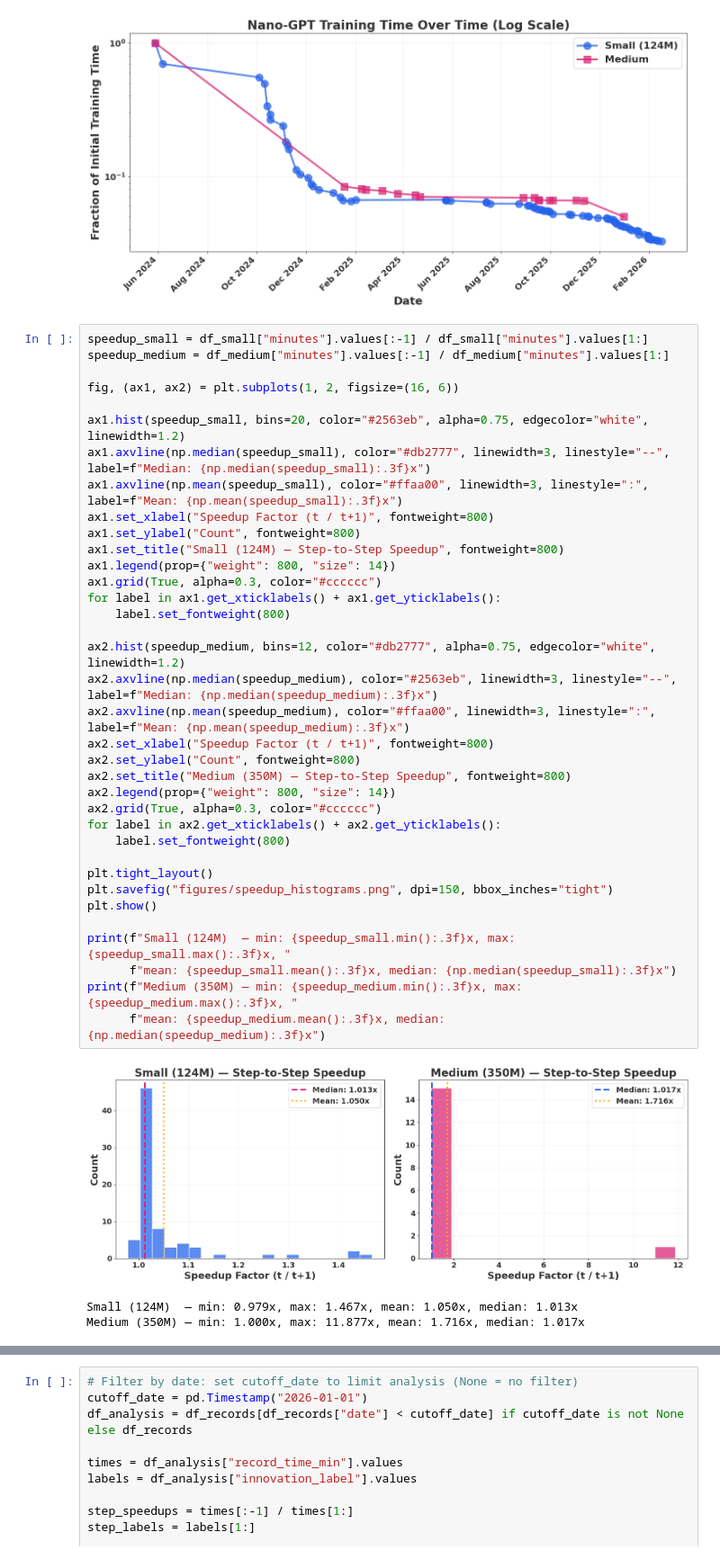
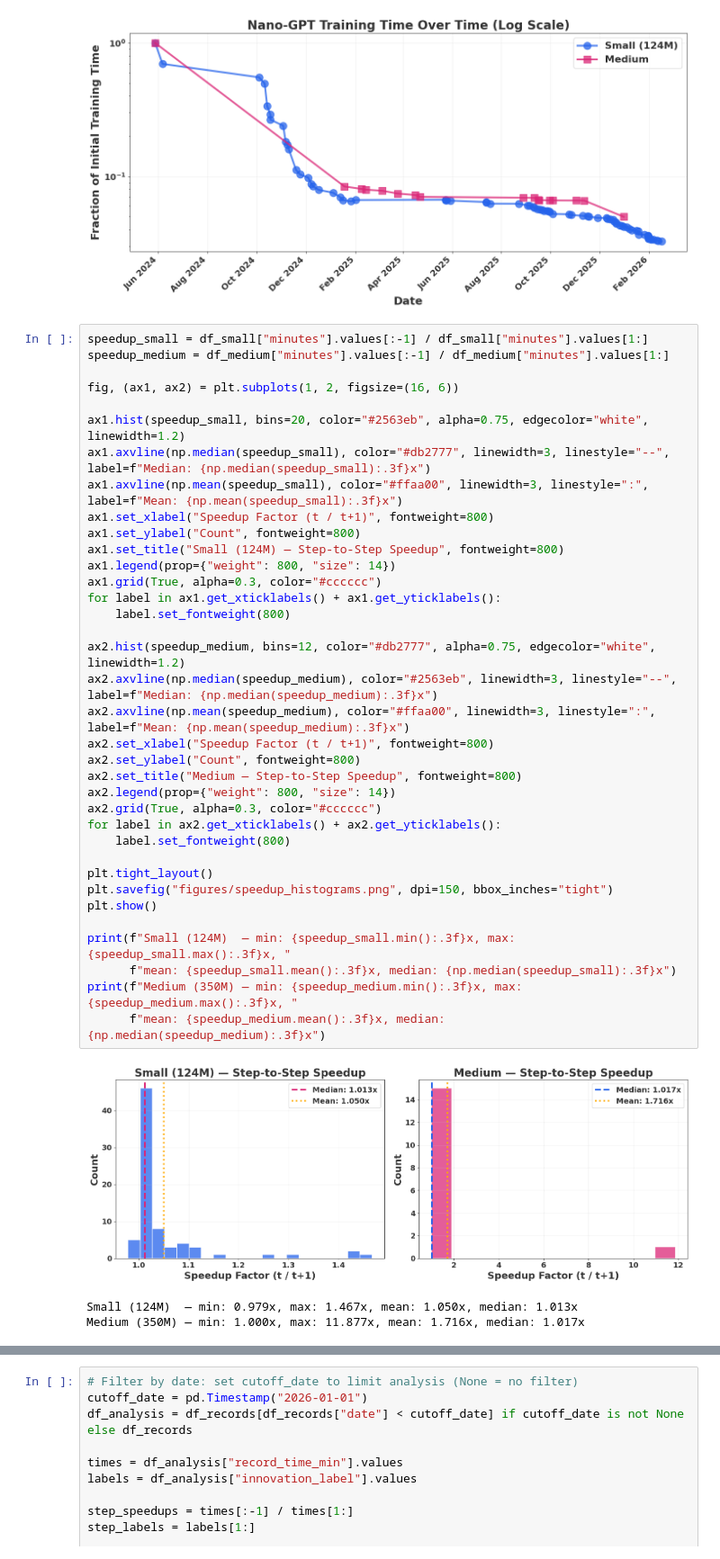
Before and after one commit to hansgundlach/SpeedRunAnalysis, a Jupyter notebook: graph_analysis.ipynb, the cells around one changed output, grey strips where cells are left out. Shown at 90% size. Saved outputs shown, nothing was run; the diff lists cells and outputs as text.

```diff
--- a/graph_analysis.ipynb
+++ b/graph_analysis.ipynb
@@ -93,35 +93,35 @@ fig, (ax1, ax2) = plt.subplots(1, 2, figsize=(16, 6))
 ax1.hist(speedup_small, bins=20, color="#2563eb", alpha=0.75, edgecolor="white", linewidth=1.2)
 ax1.axvline(np.median(speedup_small), color="#db2777", linewidth=3, linestyle="--", label=f"Median: {np.median(speedup_small):.3f}x")
 ax1.axvline(np.mean(speedup_small), color="#ffaa00", linewidth=3, linestyle=":", label=f"Mean: {np.mean(speedup_small):.3f}x")
 ax1.set_xlabel("Speedup Factor (t / t+1)", fontweight=800)
 ax1.set_ylabel("Count", fontweight=800)
 ax1.set_title("Small (124M) — Step-to-Step Speedup", fontweight=800)
 ax1.legend(prop={"weight": 800, "size": 14})
 ax1.grid(True, alpha=0.3, color="#cccccc")
 for label in ax1.get_xticklabels() + ax1.get_yticklabels():
     label.set_fontweight(800)
 
 ax2.hist(speedup_medium, bins=12, color="#db2777", alpha=0.75, edgecolor="white", linewidth=1.2)
 ax2.axvline(np.median(speedup_medium), color="#2563eb", linewidth=3, linestyle="--", label=f"Median: {np.median(speedup_medium):.3f}x")
 ax2.axvline(np.mean(speedup_medium), color="#ffaa00", linewidth=3, linestyle=":", label=f"Mean: {np.mean(speedup_medium):.3f}x")
 ax2.set_xlabel("Speedup Factor (t / t+1)", fontweight=800)
 ax2.set_ylabel("Count", fontweight=800)
-ax2.set_title("Medium (350M) — Step-to-Step Speedup", fontweight=800)
+ax2.set_title("Medium — Step-to-Step Speedup", fontweight=800)
 ax2.legend(prop={"weight": 800, "size": 14})
 ax2.grid(True, alpha=0.3, color="#cccccc")
 for label in ax2.get_xticklabels() + ax2.get_yticklabels():
     label.set_fontweight(800)
 
 plt.tight_layout()
 plt.savefig("figures/speedup_histograms.png", dpi=150, bbox_inches="tight")
 plt.show()
 
 print(f"Small (124M)  — min: {speedup_small.min():.3f}x, max: {speedup_small.max():.3f}x, "
       f"mean: {speedup_small.mean():.3f}x, median: {np.median(speedup_small):.3f}x")
 print(f"Medium (350M) — min: {speedup_medium.min():.3f}x, max: {speedup_medium.max():.3f}x, "
       f"mean: {speedup_medium.mean():.3f}x, median: {np.median(speedup_medium):.3f}x")
 # %% [output]
-[figure, old version]
+[figure, new version]
 Small (124M)  — min: 0.979x, max: 1.467x, mean: 1.050x, median: 1.013x
 Medium (350M) — min: 1.000x, max: 11.877x, mean: 1.716x, median: 1.017x
 # %%
```
Also changed, not shown: parts of 5 cells of this notebook, 9 other files.
